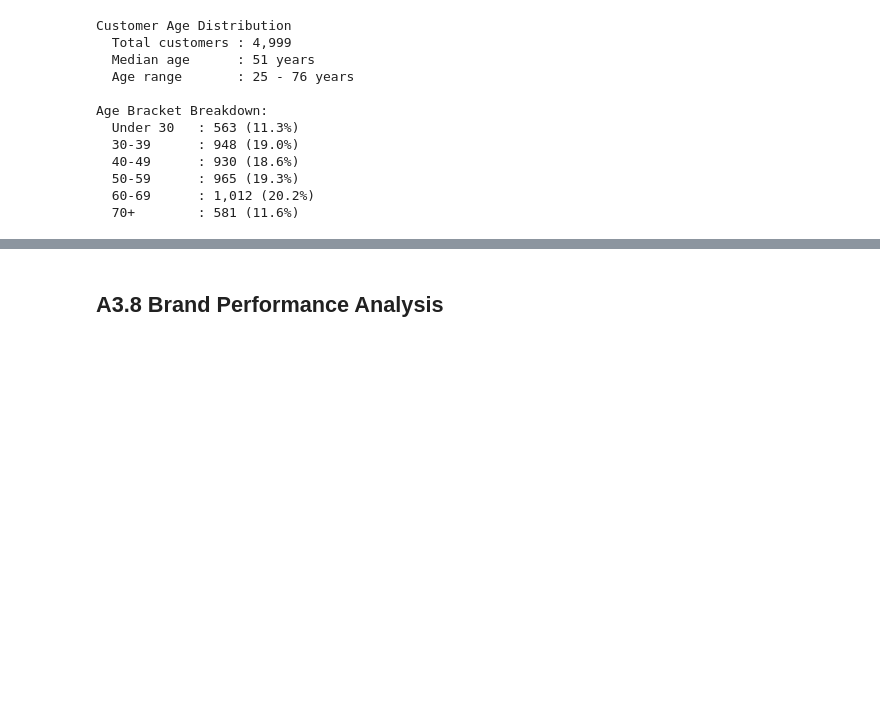
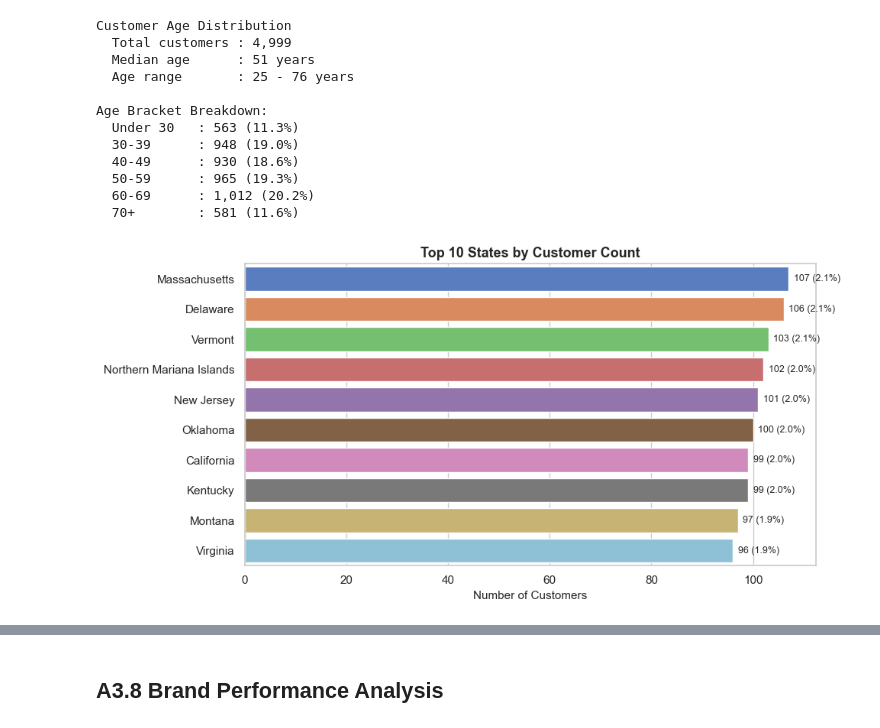
Before and after one commit to baqarjafri/python_data_assignment, a Jupyter notebook: 3539856_BD2.ipynb, the cells around one changed output, grey strips where cells are left out. Cells and saved outputs as stored; diff of their text form; code cells hidden in the pictures; blank space fills up the shorter version.

```diff
--- a/3539856_BD2.ipynb
+++ b/3539856_BD2.ipynb
@@ -435,66 +435,40 @@ Age Bracket Breakdown:
   60-69      : 1,012 (20.2%)
   70+        : 581 (11.6%)
 # %%
-# Show geographic distribution on a US map
+# Show where JCPenney's customers are located across the US
+# We use a simple bar chart of the top 10 states instead of an interactive map,
+# because the distribution turns out to be almost perfectly uniform — every
+# state has roughly 88 customers. That pattern is unusual and worth highlighting.
 
-import plotly.graph_objects as go
+# Count customers by state and take the top 10
+state_counts = users["State"].value_counts().head(10)
 
-# Count customers by state
-state_counts = users["State"].value_counts().reset_index()
-state_counts.columns = ["State", "Customers"]
+# Create bar chart
+fig, ax = plt.subplots(figsize=(10, 5))
+sns.barplot(x=state_counts.values, y=state_counts.index, palette="muted", ax=ax)
+ax.set_xlabel("Number of Customers", fontsize=11)
+ax.set_ylabel("")
+ax.set_title("Top 10 States by Customer Count", fontsize=13, fontweight="bold")
 
-# We need state abbreviations for the map to work
-# Creating a simple mapping of state names to codes
-state_codes = {
-    'Alabama': 'AL', 'Alaska': 'AK', 'Arizona': 'AZ', 'Arkansas': 'AR', 'California': 'CA',
-    'Colorado': 'CO', 'Connecticut': 'CT', 'Delaware': 'DE', 'Florida': 'FL', 'Georgia': 'GA',
-    'Hawaii': 'HI', 'Idaho': 'ID', 'Illinois': 'IL', 'Indiana': 'IN', 'Iowa': 'IA',
-    'Kansas': 'KS', 'Kentucky': 'KY', 'Louisiana': 'LA', 'Maine': 'ME', 'Maryland': 'MD',
-    'Massachusetts': 'MA', 'Michigan': 'MI', 'Minnesota': 'MN', 'Mississippi': 'MS', 'Missouri': 'MO',
-    'Montana': 'MT', 'Nebraska': 'NE', 'Nevada': 'NV', 'New Hampshire': 'NH', 'New Jersey': 'NJ',
-    'New Mexico': 'NM', 'New York': 'NY', 'North Carolina': 'NC', 'North Dakota': 'ND', 'Ohio': 'OH',
-    'Oklahoma': 'OK', 'Oregon': 'OR', 'Pennsylvania': 'PA', 'Rhode Island': 'RI', 'South Carolina': 'SC',
-    'South Dakota': 'SD', 'Tennessee': 'TN', 'Texas': 'TX', 'Utah': 'UT', 'Vermont': 'VT',
-    'Virginia': 'VA', 'Washington': 'WA', 'West Virginia': 'WV', 'Wisconsin': 'WI', 'Wyoming': 'WY'
-}
+# Add count labels on bars
+for i, (state, count) in enumerate(state_counts.items()):
+    pct = count / len(users) * 100
+    ax.text(count + 1, i, f"{count} ({pct:.1f}%)", va="center", fontsize=9)
 
-# Add state codes to our data
-state_counts["Code"] = state_counts["State"].map(state_codes)
-
-# Create the map
-fig = go.Figure(data=go.Choropleth(
-    locations=state_counts["Code"],
-    z=state_counts["Customers"],
-    locationmode='USA-states',
-    colorscale='Reds',
-    colorbar_title="Customers",
-    text=state_counts["State"],
-    hovertemplate='<b>%{text}</b><br>Customers: %{z}<extra></extra>'
-))
-
-fig.update_layout(
-    title_text='Customer Distribution Across US States',
-    geo_scope='usa',
-    width=1000,
-    height=600
-)
-
-fig.show()
+plt.tight_layout()
+plt.show()
 
 # Print summary
-total_states = users['State'].nunique()
+total_states = users["State"].nunique()
 print("Geographic Distribution Summary")
 print(f"  Total customers    : {len(users):,}")
 print(f"  States represented : {total_states}")
 print(f"  Average per state  : {len(users) / total_states:.1f}")
-print(f"\nTop 5 states:")
-for i in range(5):
-    state = state_counts.iloc[i]["State"]
-    count = state_counts.iloc[i]["Customers"]
-    pct = count / len(users) * 100
-    print(f"  {state:25s} : {count:,} ({pct:.1f}%)")
-print(f"\nNote: Distribution is very even across states")
+print(f"\nNote: Distribution is very even across states (~88 per state)")
+print(f"This is atypical for real-world e-commerce data and suggests")
+print(f"the customer dataset may be synthetically generated.")
 # %% [output]
+[figure, added]
 Geographic Distribution Summary
   Total customers    : 4,999
   States represented : 57
```
Also changed, not shown: parts of 3 cells of this notebook.
